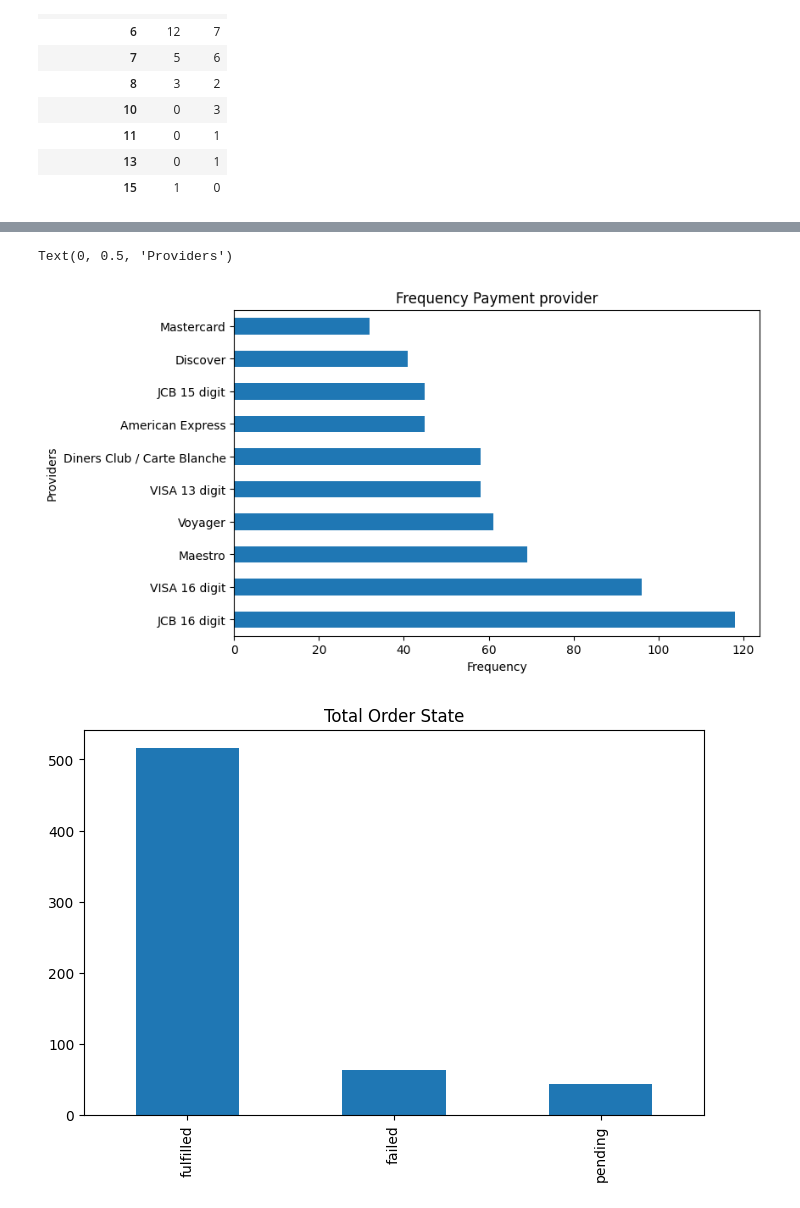
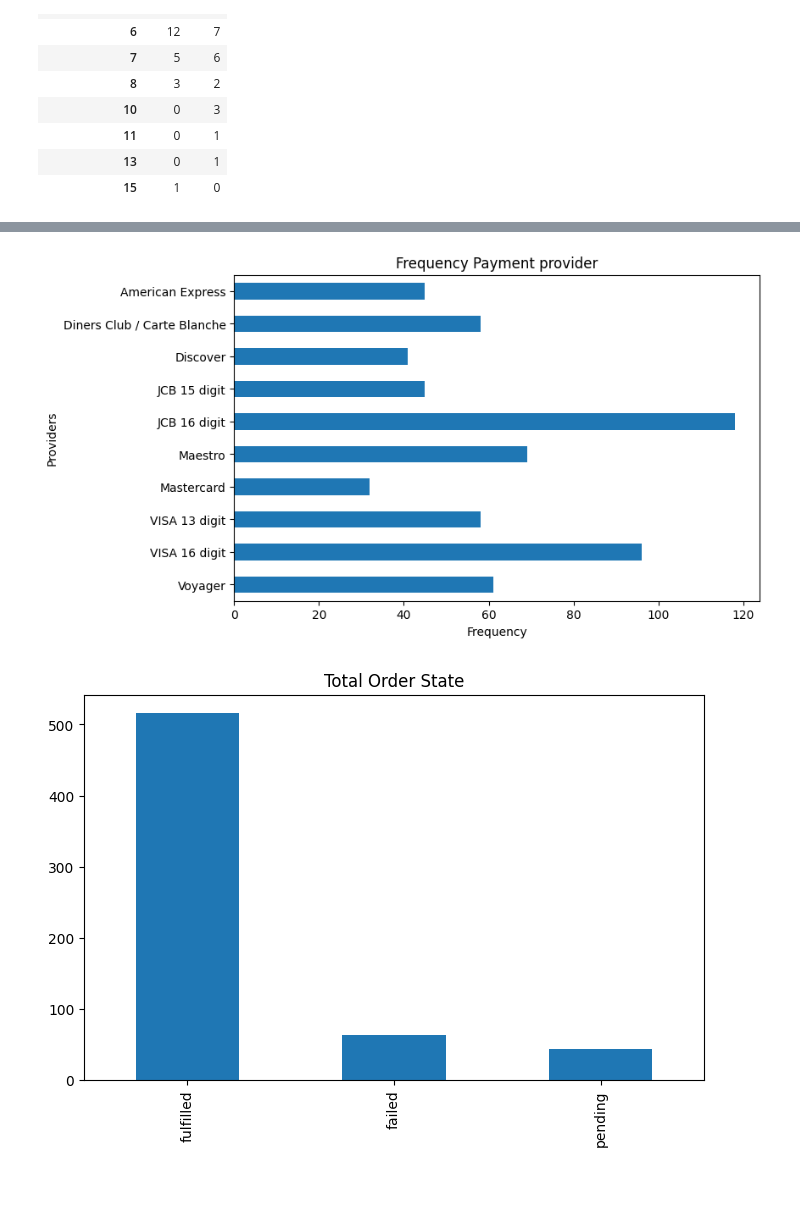
Before and after one commit to Paulabvc/Midproject-Ecommerce_fraud, a Jupyter notebook: notebooks/Proj.1.ipynb, the cells around one changed output, grey strips where cells are left out. Saved outputs shown, nothing was run; the diff lists cells and outputs as text; code cells hidden in the pictures.

```diff
--- a/notebooks/Proj.1.ipynb
+++ b/notebooks/Proj.1.ipynb
@@ -431,12 +433,13 @@ sns.countplot(x=dft.payment_method_type)
 # %%
-ax = dft['payment_method_provider'].value_counts().plot(kind='barh',
+ax = dft['payment_method_provider'].value_counts().sort_index(ascending=False).plot(kind='barh',
                                     figsize=(8,5),
                                     title="Frequency Payment provider")
 ax.set_xlabel("Frequency")
 ax.set_ylabel("Providers")
+
+plt.savefig('totasl_.png')
 # %% [output]
-Text(0, 0.5, 'Providers')
-[figure, old version]
+[figure, new version]
 # %%
 ax = dft['order_state'].value_counts().plot(kind='bar',
                                     figsize=(8,5),
```
Also changed, not shown: parts of 54 cells of this notebook, 34 other files.
